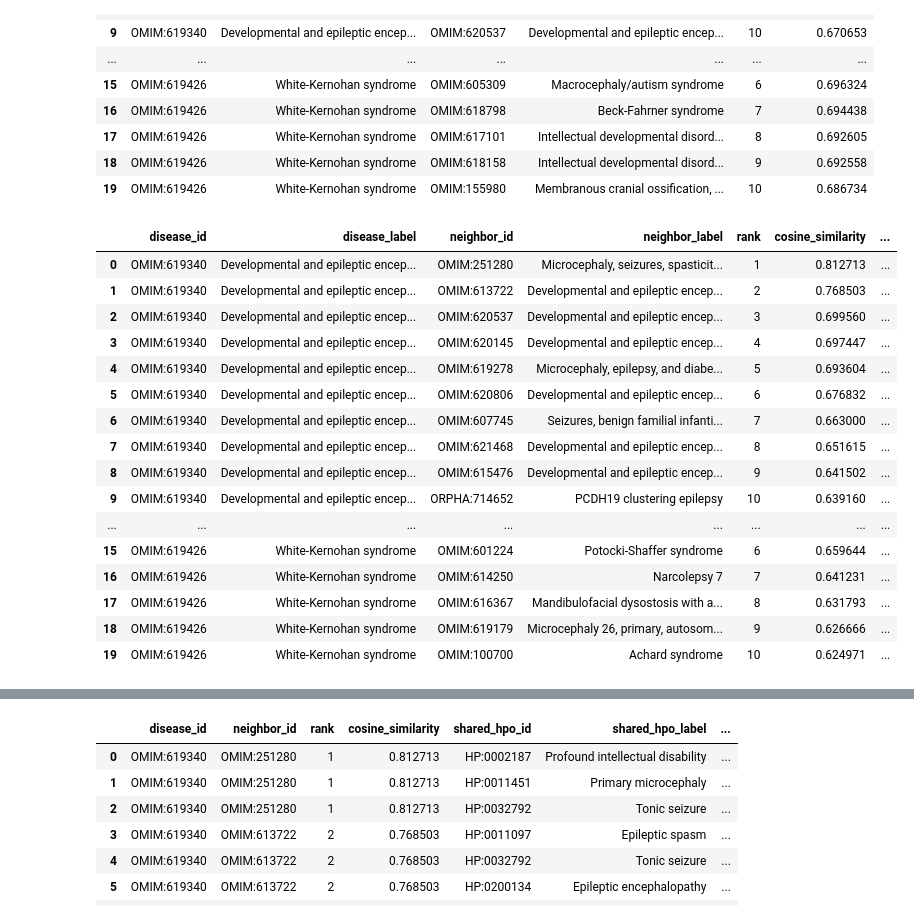
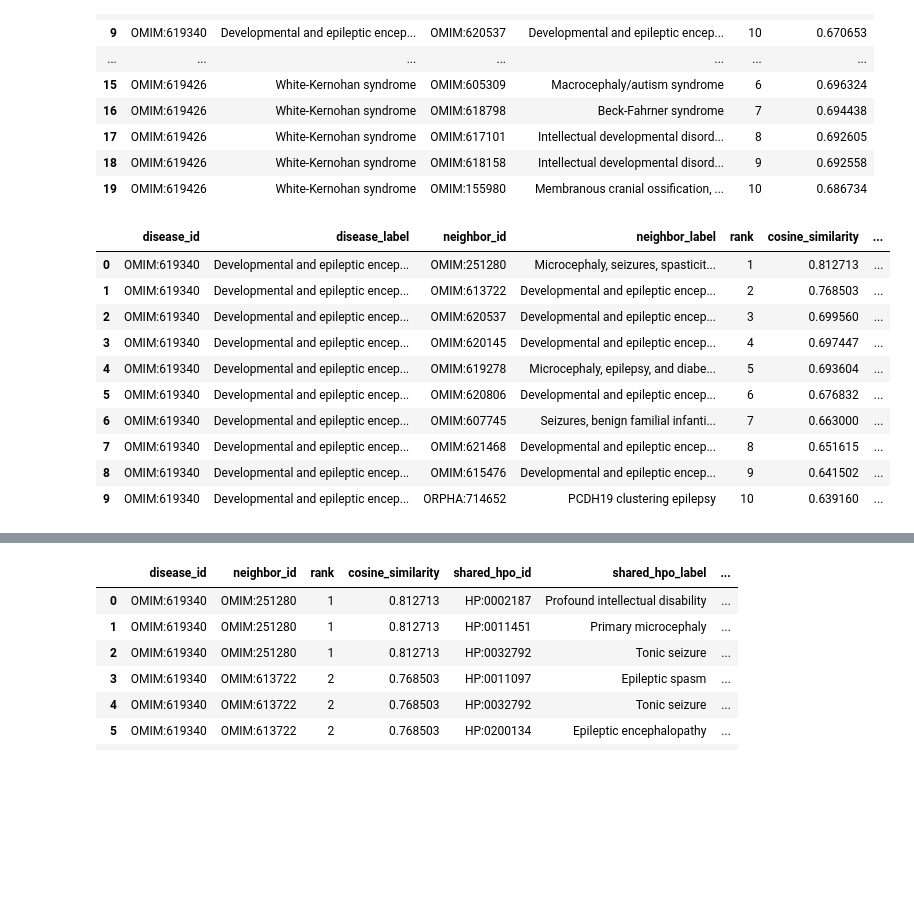
Before and after one commit to littlelila/GraphRepresentationLearning, a Jupyter notebook: notebooks/04_analyze_node2vec_embedding.ipynb, the cells around one changed output, grey strips where cells are left out. Drawn from its saved outputs; the diff is of its cells as text; code cells hidden in the pictures; blank space fills up the shorter version.

```diff
--- a/notebooks/04_embedding_inspection.ipynb
+++ b/notebooks/04_analyze_node2vec_embedding.ipynb
@@ -121,25 +121,19 @@ Neighbor rows: 10000
 # %%
 explainability_dp = summarize_neighbor_explainability(neighbors=neighbors_dp, hpoa=hpoa_filtered)
 
-explainability_dp.head(20)
+explainability_dp.head(10)
 # %% [output]
 |  | disease_id | disease_label | neighbor_id | neighbor_label | rank | cosine_similarity | ... |
 | 0 | OMIM:619340 | Developmental and epileptic encep... | OMIM:251280 | Microcephaly, seizures, spasticit... | 1 | 0.812713 | ... |
 | 1 | OMIM:619340 | Developmental and epileptic encep... | OMIM:613722 | Developmental and epileptic encep... | 2 | 0.768503 | ... |
 | 2 | OMIM:619340 | Developmental and epileptic encep... | OMIM:620537 | Developmental and epileptic encep... | 3 | 0.699560 | ... |
 | 3 | OMIM:619340 | Developmental and epileptic encep... | OMIM:620145 | Developmental and epileptic encep... | 4 | 0.697447 | ... |
 | 4 | OMIM:619340 | Developmental and epileptic encep... | OMIM:619278 | Microcephaly, epilepsy, and diabe... | 5 | 0.693604 | ... |
 | 5 | OMIM:619340 | Developmental and epileptic encep... | OMIM:620806 | Developmental and epileptic encep... | 6 | 0.676832 | ... |
 | 6 | OMIM:619340 | Developmental and epileptic encep... | OMIM:607745 | Seizures, benign familial infanti... | 7 | 0.663000 | ... |
 | 7 | OMIM:619340 | Developmental and epileptic encep... | OMIM:621468 | Developmental and epileptic encep... | 8 | 0.651615 | ... |
 | 8 | OMIM:619340 | Developmental and epileptic encep... | OMIM:615476 | Developmental and epileptic encep... | 9 | 0.641502 | ... |
 | 9 | OMIM:619340 | Developmental and epileptic encep... | ORPHA:714652 | PCDH19 clustering epilepsy | 10 | 0.639160 | ... |
-| ... | ... | ... | ... | ... | ... | ... | ... |
-| 15 | OMIM:619426 | White-Kernohan syndrome | OMIM:601224 | Potocki-Shaffer syndrome | 6 | 0.659644 | ... |
-| 16 | OMIM:619426 | White-Kernohan syndrome | OMIM:614250 | Narcolepsy 7 | 7 | 0.641231 | ... |
-| 17 | OMIM:619426 | White-Kernohan syndrome | OMIM:616367 | Mandibulofacial dysostosis with a... | 8 | 0.631793 | ... |
-| 18 | OMIM:619426 | White-Kernohan syndrome | OMIM:619179 | Microcephaly 26, primary, autosom... | 9 | 0.626666 | ... |
-| 19 | OMIM:619426 | White-Kernohan syndrome | OMIM:100700 | Achard syndrome | 10 | 0.624971 | ... |
 # %%
 explainability_dph = summarize_neighbor_explainability(neighbors=neighbors_dph, hpoa=hpoa_filtered)
 
```
Also changed, not shown: parts of 5 cells of this notebook, 7 other files.
